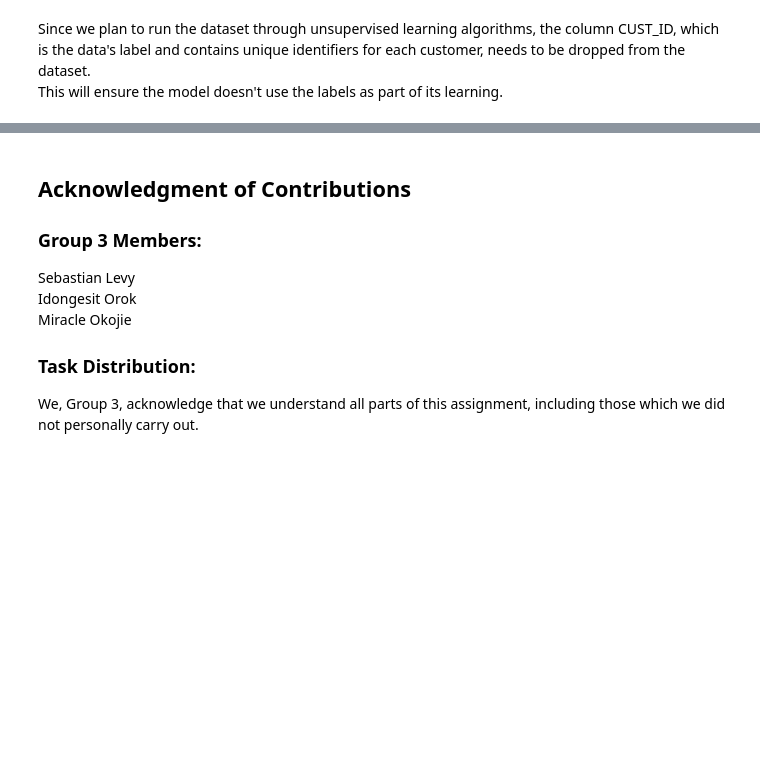
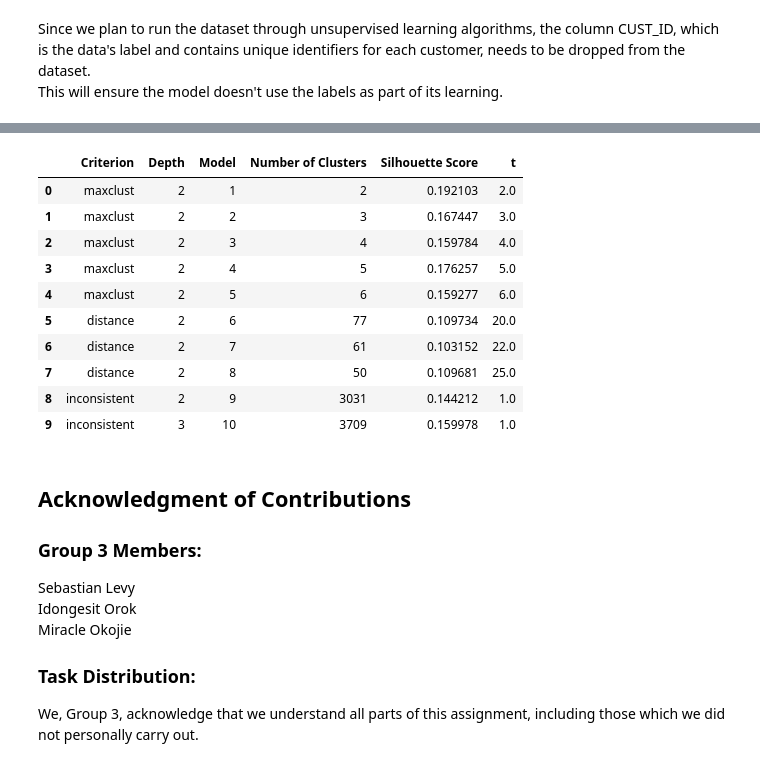
Before and after one commit to LudicrusTwrtle/Unsupervised_ML_Coursework, a Jupyter notebook: Assignment 2/Asg2_Group3_SebastianLevy_IdongesitOrok_MiracleOkojie.ipynb, the cells around one changed output, grey strips where cells are left out. Saved outputs shown, nothing was run; the diff lists cells and outputs as text; code cells hidden in the pictures; blank space fills up the shorter version.

Commit message:
Adjust sklearn modeling code to match version used - create df for modeling results

```diff
--- a/Assignment 2/Asg2_Group3_SebastianLevy_IdongesitOrok_MiracleOkojie.ipynb
+++ b/Assignment 2/Asg2_Group3_SebastianLevy_IdongesitOrok_MiracleOkojie.ipynb
@@ -211,27 +211,19 @@ def agglomerative_clustering(x_val, min_clusters=2, max_clusters=3, distance_met
 
                     iteration += 1
                     labels = model.labels_
-                    parameters = {"n_clusters": num,
+                    metrics = {"n_clusters": num,
                                 "distance_metric": distance,
                                 "linkage": link,
                                 "distance_threshold": threshold,
-                                }
-                    metrics = {"Silhouette Score": s_score(x_val,labels,metric=distance),
-                            "Silhouette Coefficients": s_samples(x_val,labels,metric=distance),
-                            "Labels": model.labels_,
-                            "Number of Clusters": model.n_clusters_,
-                            "Merge History": model.children_,
-                            "Merge Distances": model.distances_,
+                                "Silhouette Score": s_score(x_val,labels,metric=distance),
+                                "Silhouette Coefficients": s_samples(x_val,labels,metric=distance),
+                                "Labels": model.labels_,
+                                "Number of Clusters": model.n_clusters_,
+                                "Merge History": model.children_,
                             }
-                    ac_metrics[f"Iteration {iteration} Parameters"] = parameters
-                    ac_metrics[f"Iteration {iteration} Metrics"] = metrics
-
+                    ac_metrics[f"Iteration {iteration}"] = metrics
     return ac_metrics
 
 df_scaled = scale_df(df_features)
 ac_metrics = agglomerative_clustering(df_scaled, 3, 5, ["euclidean", "manhattan", "cosine"],["ward", "average"])
-
-silhouette_avg = []
-for i in range(1,len(ac_metrics)/2+1):
-    silhouette_avg.append(ac_metrics[f"Iteration {i} Metrics"]["Silhouette Score"])
-print(silhouette_avg)
+df_sklearn = pd.DataFrame(ac_metrics)
@@ -287,3 +277,4 @@ def scipy_modeling(features_scaled):
     return results
 
 scipy_results = scipy_modeling(df_scaled)
+df_scipy = pd.DataFrame(scipy_results)
@@ -290,3 +294,17 @@ scipy_results = scipy_modeling(df_scaled)
+# %%
+df_scipy
+# %% [output]
+|  | Criterion | Depth | Model | Number of Clusters | Silhouette Score | t |
+| 0 | maxclust | 2 | 1 | 2 | 0.192103 | 2.0 |
+| 1 | maxclust | 2 | 2 | 3 | 0.167447 | 3.0 |
+| 2 | maxclust | 2 | 3 | 4 | 0.159784 | 4.0 |
+| 3 | maxclust | 2 | 4 | 5 | 0.176257 | 5.0 |
+| 4 | maxclust | 2 | 5 | 6 | 0.159277 | 6.0 |
+| 5 | distance | 2 | 6 | 77 | 0.109734 | 20.0 |
+| 6 | distance | 2 | 7 | 61 | 0.103152 | 22.0 |
+| 7 | distance | 2 | 8 | 50 | 0.109681 | 25.0 |
+| 8 | inconsistent | 2 | 9 | 3031 | 0.144212 | 1.0 |
+| 9 | inconsistent | 3 | 10 | 3709 | 0.159978 | 1.0 |
 # %% [markdown]
 ## Acknowledgment of Contributions
 ### Group 3 Members:
```
Also changed, not shown: parts of 2 cells of this notebook.
